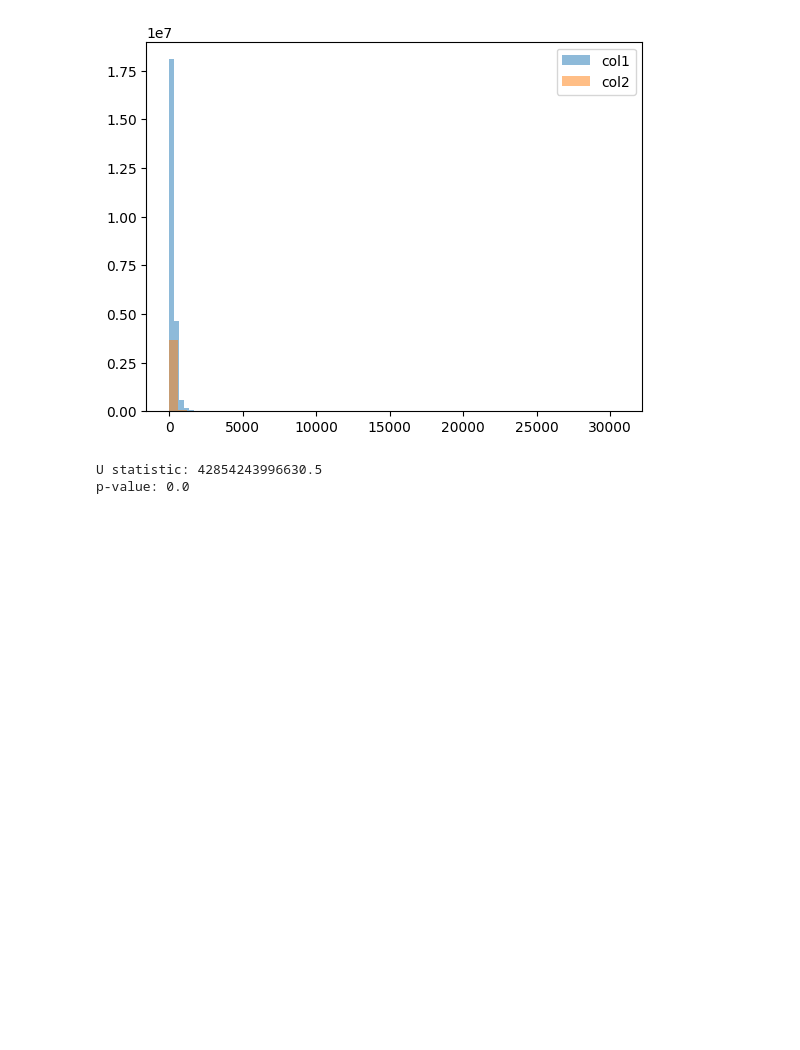
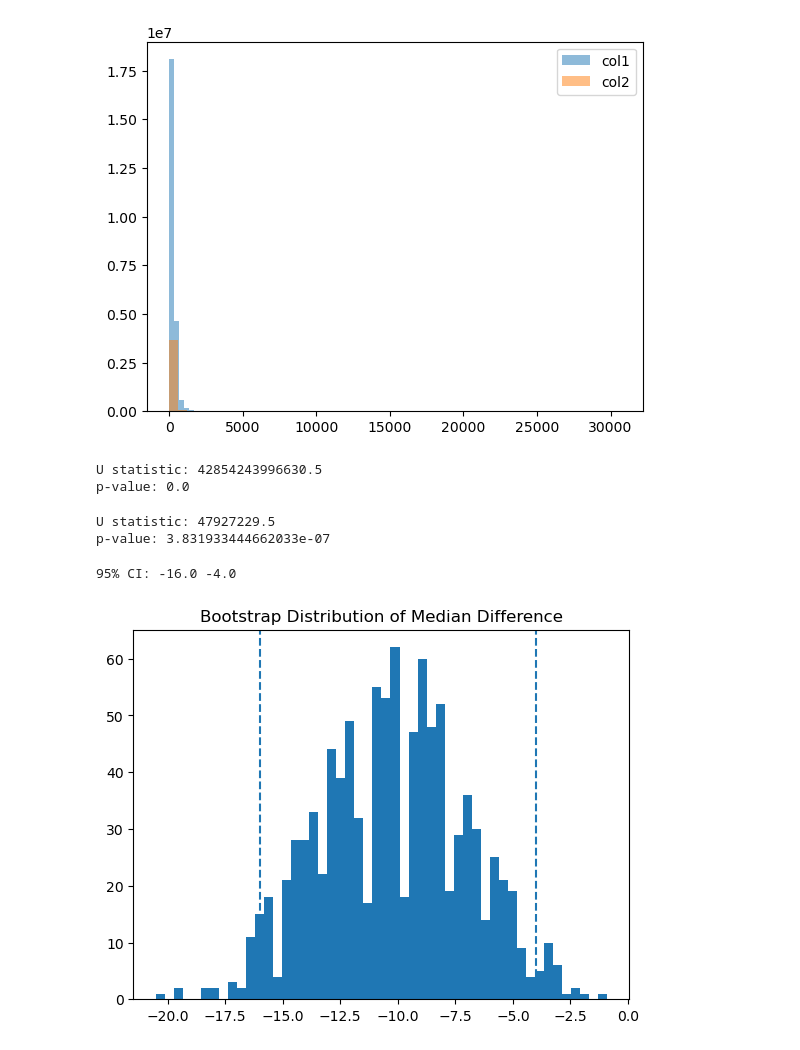
Before and after one commit to normangw/5200-data-viz, a Jupyter notebook: technical-details/story/t_test.ipynb, the cells around one changed output. Saved outputs shown, nothing was run; the diff lists cells and outputs as text; code cells hidden in the pictures; blank space fills up the shorter version.

```diff
--- a/technical-details/story/t_test.ipynb
+++ b/technical-details/story/t_test.ipynb
@@ -93,3 +98,53 @@ print("p-value:", p_value)
 # %% [output]
 U statistic: 42854243996630.5
 p-value: 0.0
+# %%
+## downsampling
+
+col1_sample = col1.sample(10000, random_state=5200)
+col2_sample = col2.sample(10000, random_state=5200)
+
+stat, p_value = stats.mannwhitneyu(col1_sample, col2_sample)
+
+print("U statistic:", stat)
+print("p-value:", p_value)
+# %% [output]
+U statistic: 47927229.5
+p-value: 3.831933444662033e-07
+# %%
+## bootstrapping
+
+import numpy as np
+
+def bootstrap_median_diff(col1, col2, n_boot=1000):
+    diffs = []
+
+    for _ in range(n_boot):
+        sample1 = np.random.choice(col1, size=5000, replace=True)
+        sample2 = np.random.choice(col2, size=5000, replace=True)
+
+        diff = np.median(sample1) - np.median(sample2)
+        diffs.append(diff)
+
+    return np.array(diffs)
+
+boot_diffs = bootstrap_median_diff(col1.values, col2.values)
+
+ci_lower = np.percentile(boot_diffs, 2.5)
+ci_upper = np.percentile(boot_diffs, 97.5)
+
+print("95% CI:", ci_lower, ci_upper)
+
+## bootstrapping yields CI completely below 0. Price of flights where ticket and operating carrier are the same are lower with a median difference of $4-16. Technically this is statistically significant but in practice $4-16 is nothing lol.
+# %% [output]
+95% CI: -16.0 -4.0
+# %%
+import matplotlib.pyplot as plt
+
+plt.hist(boot_diffs, bins=50)
+plt.axvline(ci_lower, linestyle='--')
+plt.axvline(ci_upper, linestyle='--')
+plt.title("Bootstrap Distribution of Median Difference")
+plt.show()
+# %% [output]
+[figure, added]
```
Also changed, not shown: parts of 2 cells of this notebook.
